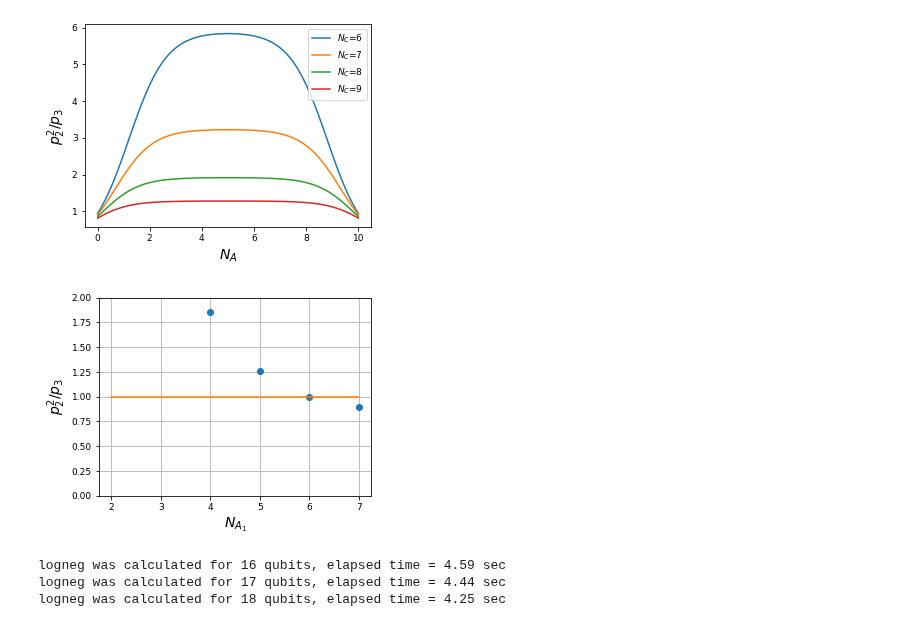
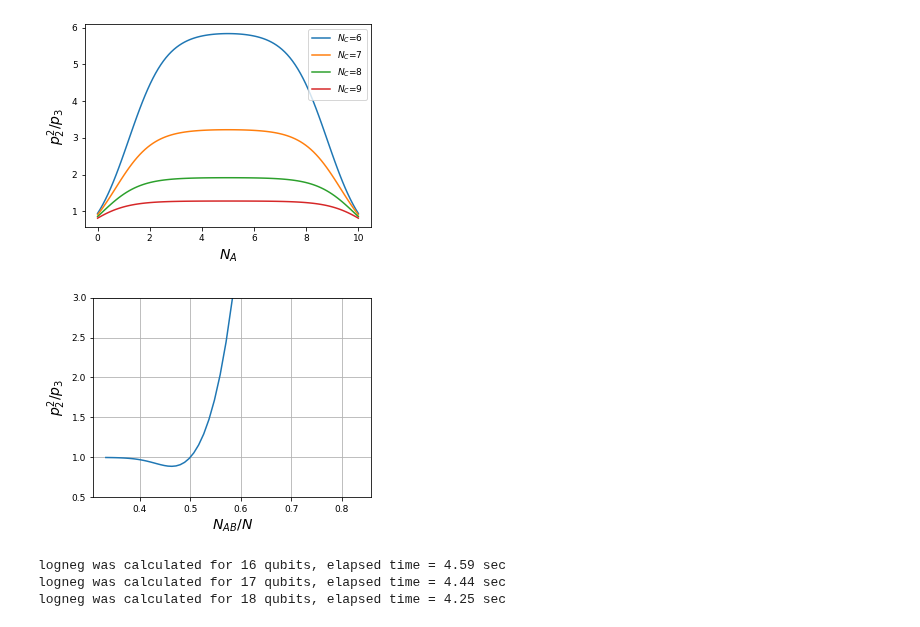
Before and after one commit to hassan-shap/RMT, a Jupyter notebook: experiment.ipynb, the cells around one changed output. Cells and saved outputs as stored; diff of their text form; code cells hidden in the pictures.

Commit message:
figures for presentation

```diff
--- a/experiment.ipynb
+++ b/experiment.ipynb
@@ -100,34 +100,35 @@ plt.show()
 # %% [output]
 [figure]
 # %%
-Na=6
+Na=10
 La=2**Na
 Na1=Na/2
 Na2=Na-Na1
 La1= 2**Na1
 La2= 2**Na2
 
-Nblist=np.arange(2,8)
+# Nblist=np.arange(2,8)
+Nblist=np.linspace(2,20)
 Lb=2**Nblist
 p2= (La+Lb)/(La*Lb)
 p3= (La1**2+ La2**2+ Lb**2 + 3*La*Lb)/(La*Lb)**2
 
 plt.figure(figsize=(4.8,3.6))
 fsize=9
 plt.rcParams.update({'font.size': fsize})
-plt.plot(Nblist,p2**2/p3,'o')
-plt.plot(Nblist,Nblist*0+1)
+plt.plot(Na/(Na+Nblist),p2**2/p3,'-')
+# plt.plot(Na/Nblist,Nblist*0+1)
 # plt.plot(Na1/Na,p2)
 
 plt.ylabel('$p_2^2/p_3$',fontsize = fsize+5)
-plt.xlabel('$N_{A_1}$',fontsize = fsize+5)
-plt.ylim(0,2)
+plt.xlabel('$N_{AB}/N$',fontsize = fsize+5)
+plt.ylim(.5,3)
 plt.grid()
 plt.tight_layout()
 # plt.savefig('figs/rmt_p3_ppt_Na_%d_Nb_%d.pdf' % (Na,Nb))
 plt.show()
 # %% [output]
-[figure, old version]
+[figure, new version]
 # %%
 from scipy.integrate import quad, nquad
 
```
Also changed, not shown: parts of 2 cells of this notebook, 2 other files.
